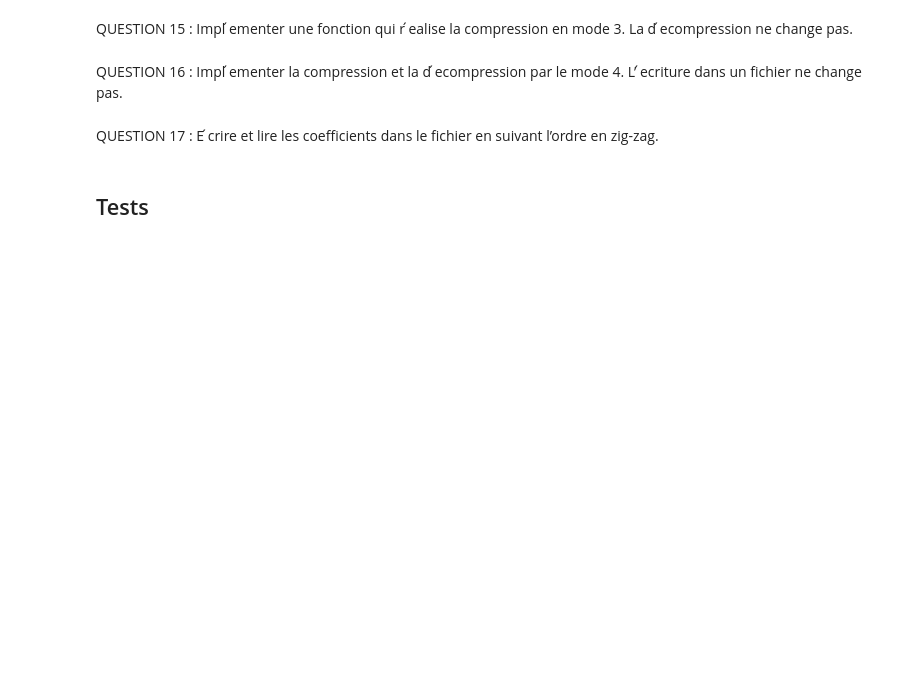
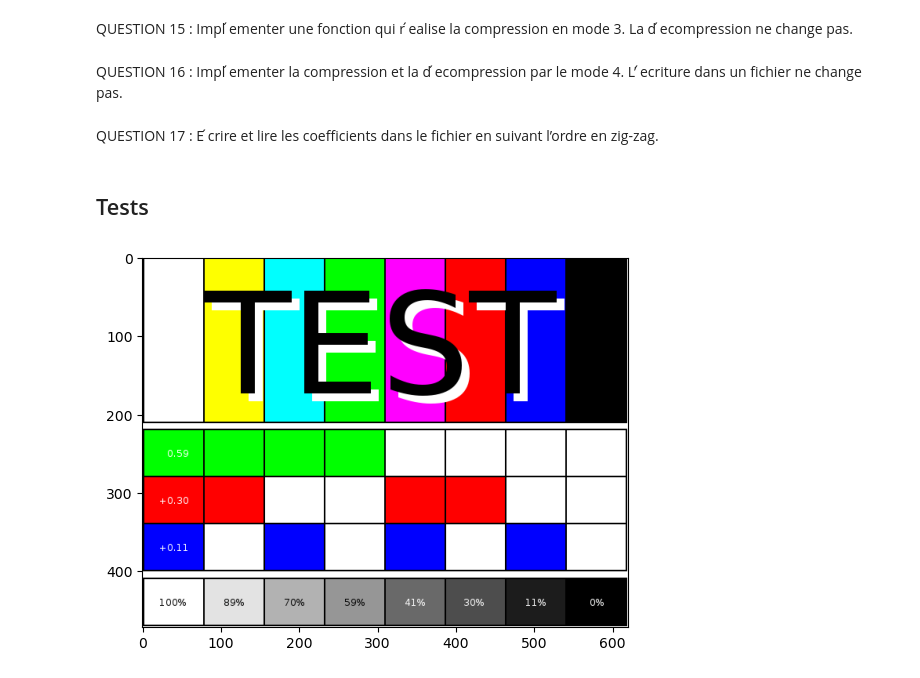
Before and after one commit to uvsq22200934/projet_IN202, a Jupyter notebook: projet.ipynb, the cells around one changed output. Saved outputs shown, nothing was run; the diff lists cells and outputs as text; code cells hidden in the pictures; blank space fills up the shorter version.

```diff
--- a/projet.ipynb
+++ b/projet.ipynb
@@ -36,7 +36,7 @@ QUESTION 1 :
 Donner le code qui transforme une image RGB en une image YCbCr. Vous pourrez produire une matrice pour chaque composante, pour pouvoir plus facilement les manipuler ind ́ependamment. Vous pouvez stocker les donn ́ees YCbCr comme des entiers ou des flottants, mais vous expliquerez votre choix.
 # %%
 def YCbCr(mat):
-    matYCbCr=np.empty((mat.shape[0],mat.shape[1],3),dtype=np.uint8)
+    matYCbCr=np.empty((mat.shape[0],mat.shape[1],3),dtype=np.float64)
 
     for i in range(matYCbCr.shape[0]):
         for j in range(matYCbCr.shape[1]):
@@ -55,10 +55,19 @@ def RGB(mat):
 
     for i in range(matRGB.shape[0]):
         for j in range(matRGB.shape[1]):
-            matRGB[i,j,0] = mat[i,j,0] + 1.402 * (mat[i,j,2] - 128)
 
-            matRGB[i,j,1] = mat[i,j,0] - 0.34414 * (mat[i,j,1] - 128) - 0.71414 * (mat[i,j,2] - 128)
+            y = mat[i,j,0]
+            cb = mat[i,j,1]
+            cr = mat[i,j,2]
 
-            matRGB[i,j,2] = mat[i,j,0] + 1.772 * (mat[i,j,1] - 128)
+            r = y + 1.402 * (cr - 128)
+            g = y - 0.34414 * (cb - 128) - 0.71414 * (cr - 128)
+            b = y + 1.772 * (cb - 128)
+
+            matRGB[i,j,0] = int(r)
+
+            matRGB[i,j,1] = int(g)
+
+            matRGB[i,j,2] = int(b)
 
     return matRGB
@@ -137,0 +151,7 @@ Image.fromarray(imgrgb, 'RGB').show()
+# %%
+import matplotlib.pyplot as plt
+imgRGB= RGB(imgycbcr)
+plt.imshow(imgRGB)
+plt.show()
+# %% [output]
+[figure, added]
```
Also changed, not shown: parts of 2 cells of this notebook.
